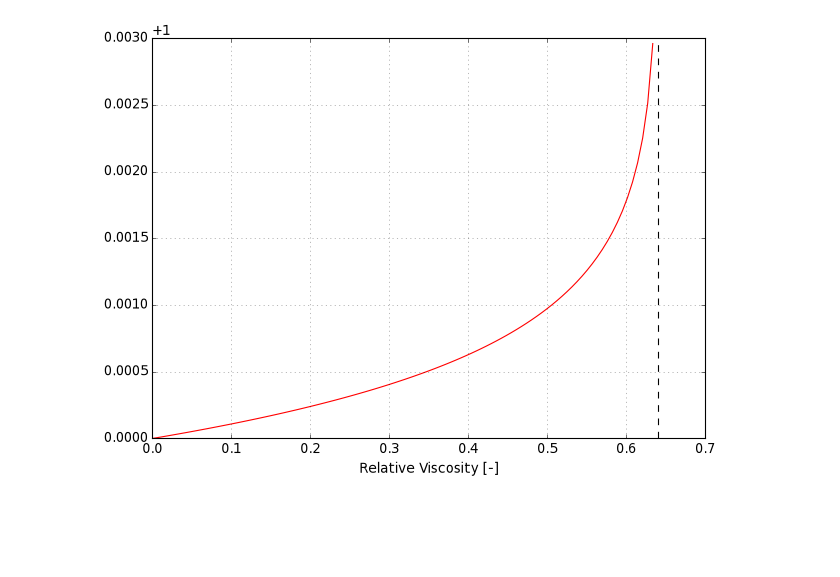
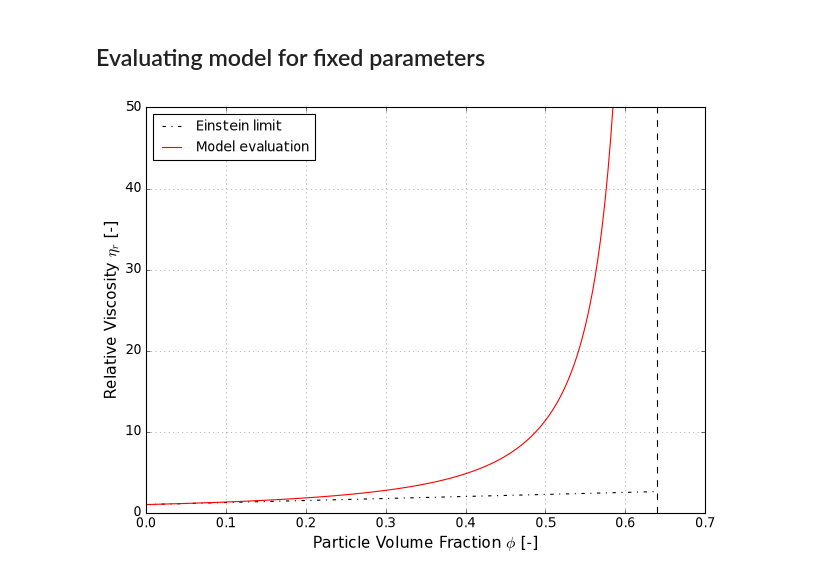
Before and after one commit to wallytutor/python-bootstrap, a Jupyter notebook: notebooks/sample.ipynb, the cells around one changed output. Drawn from its saved outputs; the diff is of its cells as text; code cells hidden in the pictures; blank space fills up the shorter version.

```diff
--- a/notebooks/sample.ipynb
+++ b/notebooks/sample.ipynb
@@ -10,24 +38,0 @@ def krieger_dougherty_model(eta, eta0, phi, phim):
-# %%
-eta0 = 0.001
-phim = 0.64
-
-phi = np.linspace(0.0, 0.99*phim, 100)
-
-def residual(eta):
-    return krieger_dougherty_model(eta, eta0, phi, phim)
-
-eta_guess = np.ones_like(phi) * eta0
-sol = root(residual, eta_guess)
-eta_rel = sol.x / eta0
-
-plt.close("all")
-plt.style.use("classic")
-fig, ax = plt.subplots(facecolor="white")
-ax.plot(phi, eta_rel, color="r")
-ax.axvline(phim, color="k", linestyle="--")
-ax.grid(color="k", linestyle=":", alpha=0.5)
-ax.set_xlabel("Particle Volume Fraction [-]")
-ax.set_xlabel("Relative Viscosity [-]")
-fig.tight_layout()
-# %% [output]
-[figure, removed]
@@ -33,0 +98,33 @@ fig.tight_layout()
+# %%
+def get_krieger_dougherty_plot(*, phi=None, phi_max=None):
+    """ Provides a standardized plotting for model results. """
+    plt.close("all")
+    plt.style.use("classic")
+    fig, ax = plt.subplots(facecolor="white")
+
+    if phi is not None:
+        ax.plot(phi, 1.0 + 2.5 * phi, "k-.", label="Einstein limit")
+
+    if phi_max is not None:
+        ax.axvline(phi_max, color="k", linestyle="--")
+
+    ax.grid(color="k", linestyle=":", alpha=0.5)
+    ax.set_xlabel("Particle Volume Fraction $\\phi$ [-]", fontsize=14)
+    ax.set_ylabel("Relative Viscosity $\\eta_{r}$ [-]", fontsize=14)
+
+    return fig, ax
+# %% [markdown]
+## Evaluating model for fixed parameters
+# %%
+phi_max = 0.64
+eta_int = 2.50
+
+phi, eta = krieger_dougherty_eval(phi_max, eta_int)
+
+fig, ax = get_krieger_dougherty_plot(phi=phi, phi_max=phi_max)
+ax.plot(phi, eta, "r-", label="Model evaluation")
+ax.legend(loc=2, fontsize=12)
+ax.set_ylim(0, 50)
+fig.tight_layout()
+# %% [output]
+[figure, added]
```
Also changed, not shown: parts of 9 cells of this notebook, 1 other file.
